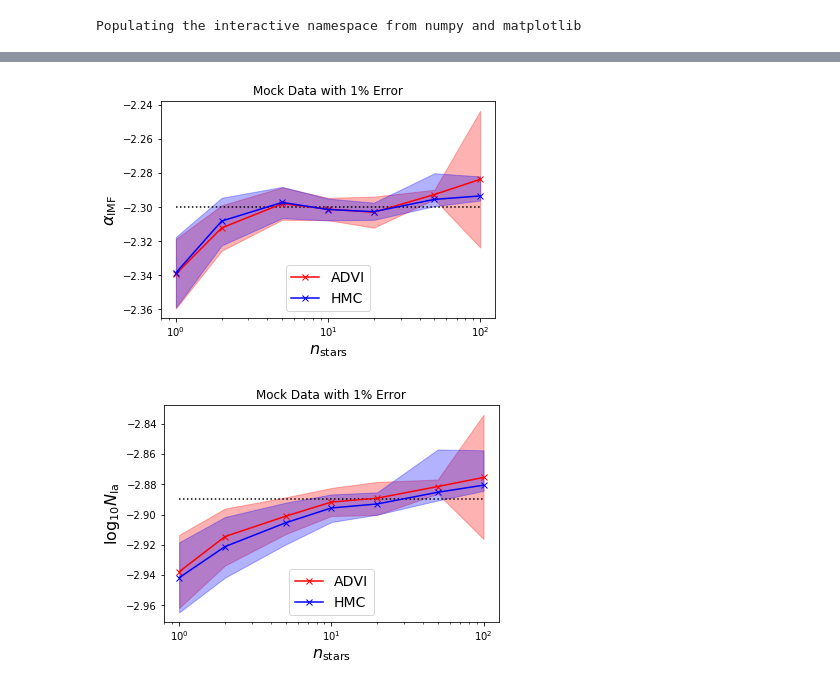
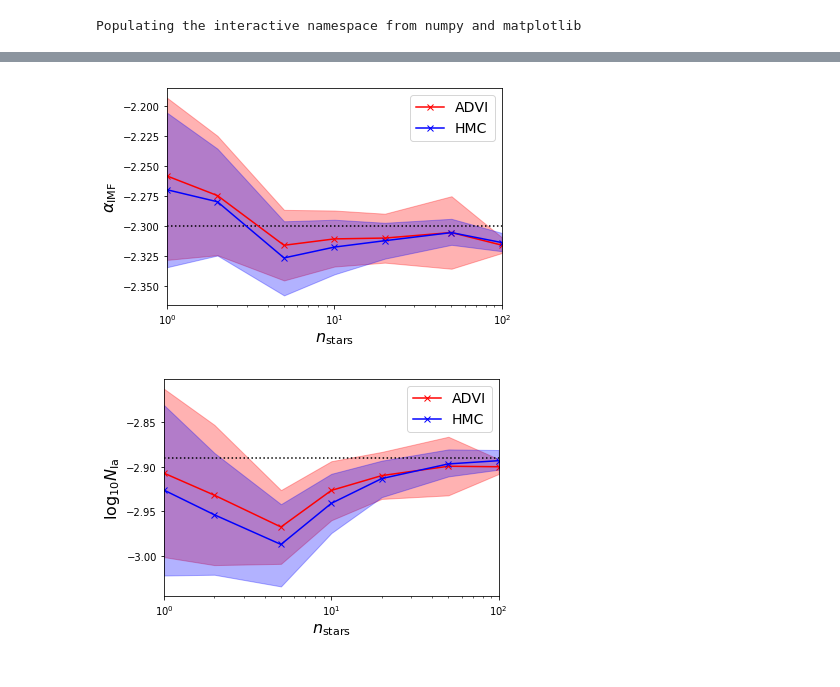
Before and after one commit to oliverphilcox/ChempyMulti, a Jupyter notebook: Jupyter/TNG_Abun/3c - Combined Sampling Plots.ipynb, the cells around one changed output, grey strips where cells are left out. Saved outputs shown, nothing was run; the diff lists cells and outputs as text; code cells hidden in the pictures.

```diff
--- a/Jupyter/TNG_Abun/3c - Combined Sampling Plots.ipynb
+++ b/Jupyter/TNG_Abun/3c - Combined Sampling Plots.ipynb
@@ -4,7 +4,7 @@
 Populating the interactive namespace from numpy and matplotlib
 # %%
 def reader(sampler,error,max_n=1):
-    path='../../ChempyMultiData/%s_%dpc'%(sampler,error)
+    path='/mnt/store1/oliverphilcox/ChempyMultiData/TNG_Abun/MockResults/%s_%dpc'%(sampler,error)
     for i in range(1,max_n+1):
         datfile=np.load(path+'_%d.npz'%i)
         if i==1:
@@ -24,20 +34,21 @@ FS=16; true = [-2.3,-2.89]
 # %%
-for error in [1]:#,10]:
+for error in [5]:#,10]:
     ad=reader('ADVI',error)
     hmc=reader('HMC',error)
     labels=[r'$\alpha_\mathrm{IMF}$',r'$\log_{10}N_\mathrm{Ia}$']
     for ind in [0,1]:
         plt.figure()
         plt.fill_between(ad[0],ad[ind+1][:,0],ad[ind+1][:,2],alpha=0.3,color='r')
         plt.errorbar(ad[0],ad[ind+1][:,1],marker='x',label='ADVI',c='r');
         plt.hlines(true[ind],min(ad[0]),max(ad[0]),linestyles=':')
         plt.fill_between(hmc[0],hmc[ind+1][:,0],hmc[ind+1][:,2],alpha=0.3,color='b')
         plt.errorbar(hmc[0],hmc[ind+1][:,1],marker='x',label='HMC',c='b')
-        plt.legend(fontsize=FS-2,loc='lower center')
+        plt.legend(fontsize=FS-2,loc='upper right')
         plt.ylabel(labels[ind],fontsize=FS)
         plt.xlabel(r'$n_\mathrm{stars}$',fontsize=FS)
+        plt.xlim([min(ad[0]),max(ad[0])])
         plt.xscale('log');
-        plt.title('Mock Data with %d%% Error'%error)
+        #plt.savefig('../../Plots/%dpc_MockComparison_%d.pdf'%(error,ind),bbox_inches='tight')#plt.title('Mock Data with %d%% Error'%error)
 # %% [output]
-[figure, old version]
+[figure, new version]
-[figure, old version]
+[figure, new version]
```
Also changed, not shown: parts of 7 cells of this notebook, 23 other files.
